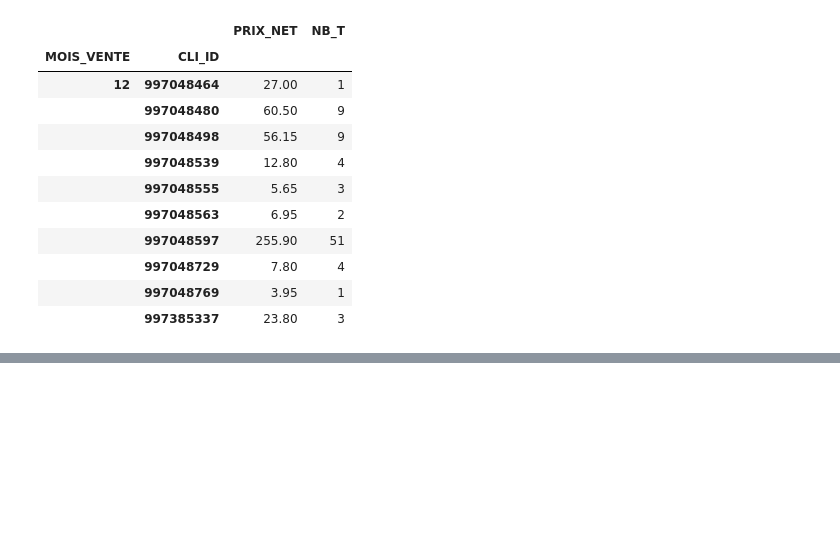
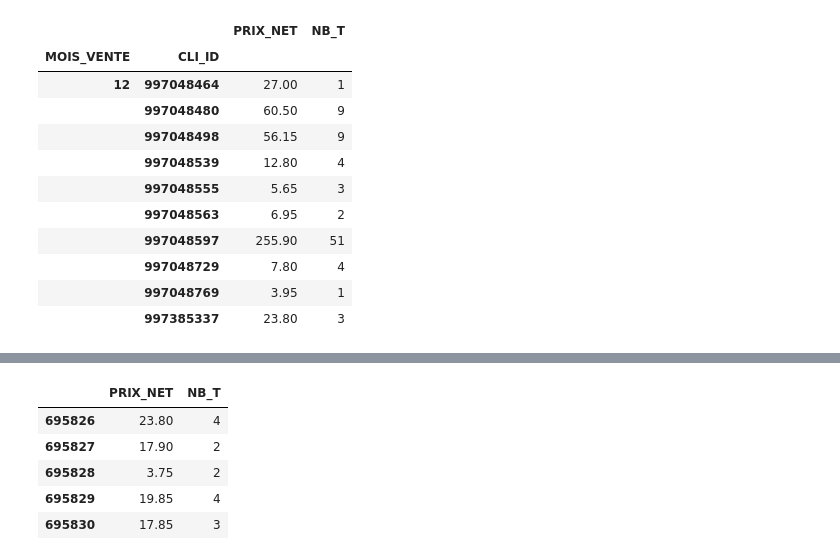
Before and after one commit to gu1lhemlcb/T-DAT, a Jupyter notebook: cart-mean-month.ipynb, the cells around one changed output, grey strips where cells are left out. Cells and saved outputs as stored; diff of their text form; code cells hidden in the pictures; blank space fills up the shorter version.

```diff
--- a/cart-mean-month.ipynb
+++ b/cart-mean-month.ipynb
@@ -190,0 +167,10 @@ bar_chart_df.T.unstack().shape
+# %%
+df_cluster = cart_cluster[cart_cluster["MOIS_VENTE"] == 5].filter(['PRIX_NET', 'NB_T'])
+df_cluster.head()
+# %% [output]
+|  | PRIX_NET | NB_T |
+| 695826 | 23.80 | 4 |
+| 695827 | 17.90 | 2 |
+| 695828 | 3.75 | 2 |
+| 695829 | 19.85 | 4 |
+| 695830 | 17.85 | 3 |
```
Also changed, not shown: parts of 8 cells of this notebook.
